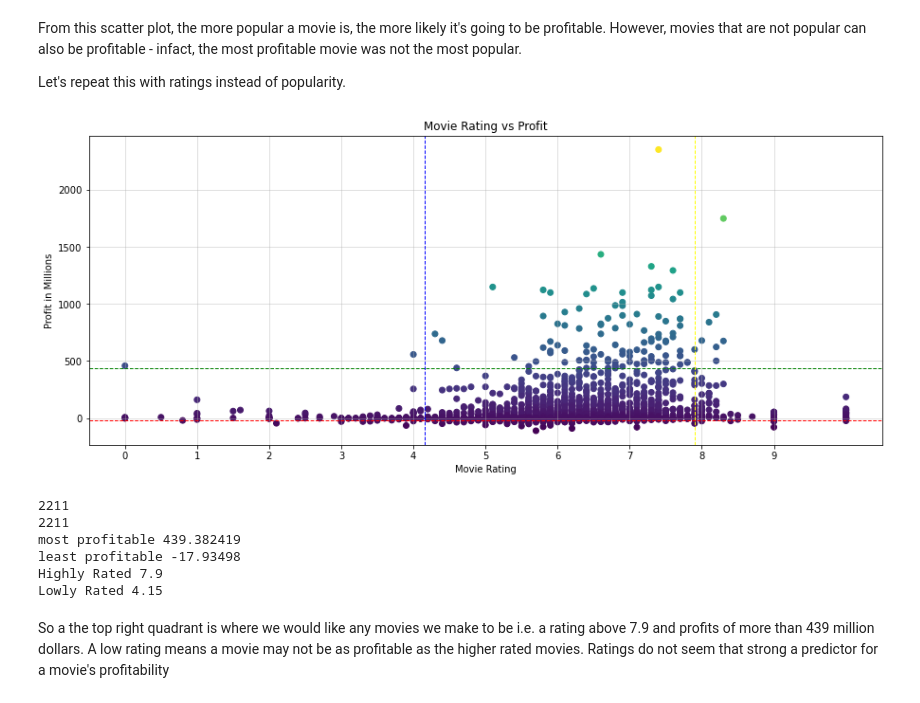
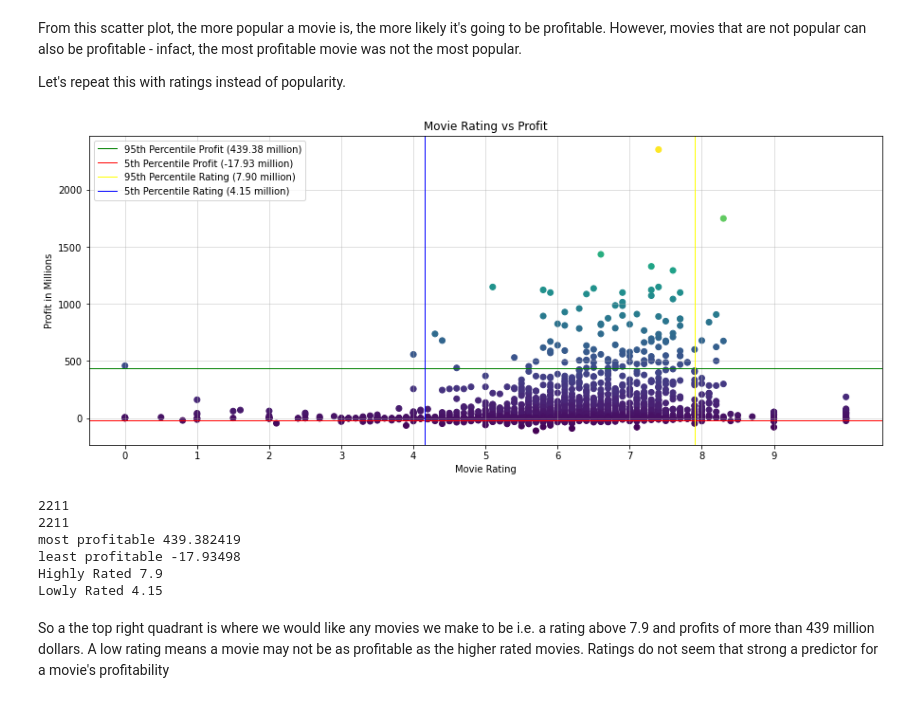
Before and after one commit to MMJGGR/Phase_1_Project, a Jupyter notebook: index.ipynb, the cells around one changed output. Cells and saved outputs as stored; diff of their text form; code cells hidden in the pictures.

```diff
--- a/index.ipynb
+++ b/index.ipynb
@@ -926,38 +928,39 @@ Let's repeat this with ratings instead of popularity.
 # %%
 #scatterplot showing a distribution of movie profit and production budgets
 profit = (tmdb_movies_performance_df['worldwide_gross']-tmdb_movies_performance_df['production_budget'])/1000000
 most_profitable = profit.quantile(0.95)
 least_profitable = profit.quantile(0.05)
 
 rating = tmdb_movies_performance_df['vote_average']
 
 plt.figure(figsize=(15,6))
 plt.scatter(rating, profit, c = profit, cmap = 'viridis')
-plt.axhline(most_profitable, color='green', linestyle='dashed',
+plt.axhline(most_profitable, color='green',
     linewidth=1, label=f'95th Percentile Profit ({most_profitable:.2f} million)')
-plt.axhline(least_profitable, color='red', linestyle='dashed',
+plt.axhline(least_profitable, color='red',
     linewidth=1, label=f'5th Percentile Profit ({least_profitable:.2f} million)')
-plt.axvline(highest_rated, color='yellow', linestyle='dashed',
+plt.axvline(highest_rated, color='yellow',
     linewidth=1, label=f'95th Percentile Rating ({highest_rated:.2f} million)')
-plt.axvline(lowest_rated, color='blue', linestyle='dashed',
+plt.axvline(lowest_rated, color='blue',
     linewidth=1, label=f'5th Percentile Rating ({lowest_rated:.2f} million)')
 
 plt.xticks(np.arange(0, 10, step=1))
 
 plt.xlabel('Movie Rating')
 plt.ylabel('Profit in Millions')
 plt.title('Movie Rating vs Profit')
 plt.grid(axis='both', alpha=0.5)
+plt.legend()
 plt.show()
 
 print(profit.count())
 print(production_budget.count())
 print('most profitable', most_profitable)
 print('least profitable', least_profitable)
 print('Highly Rated', highest_rated)
 print('Lowly Rated', lowest_rated)
 # %% [output]
-[figure, old version]
+[figure, new version]
 2211
 2211
 most profitable 439.382419
```
Also changed, not shown: parts of 20 cells of this notebook.
